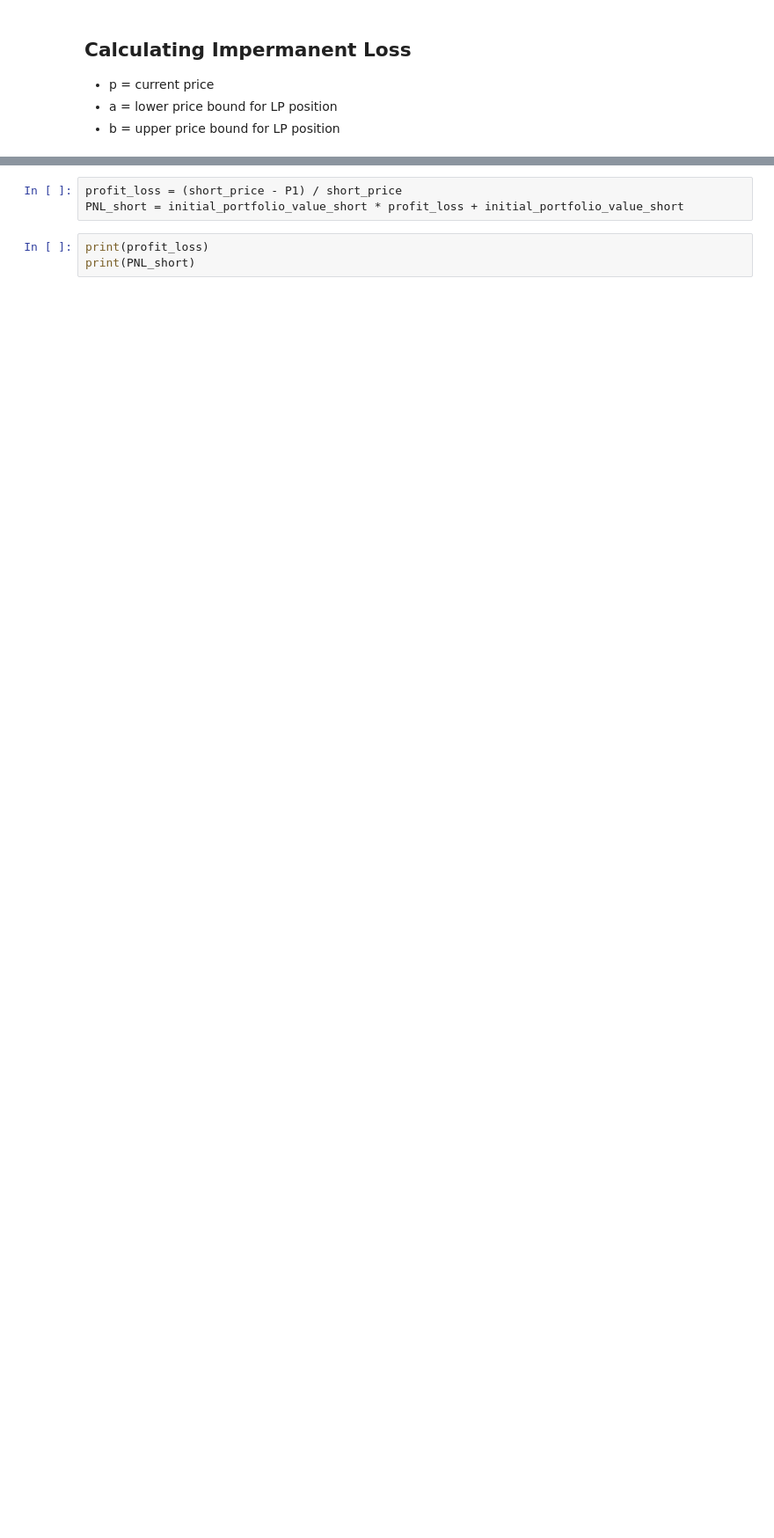
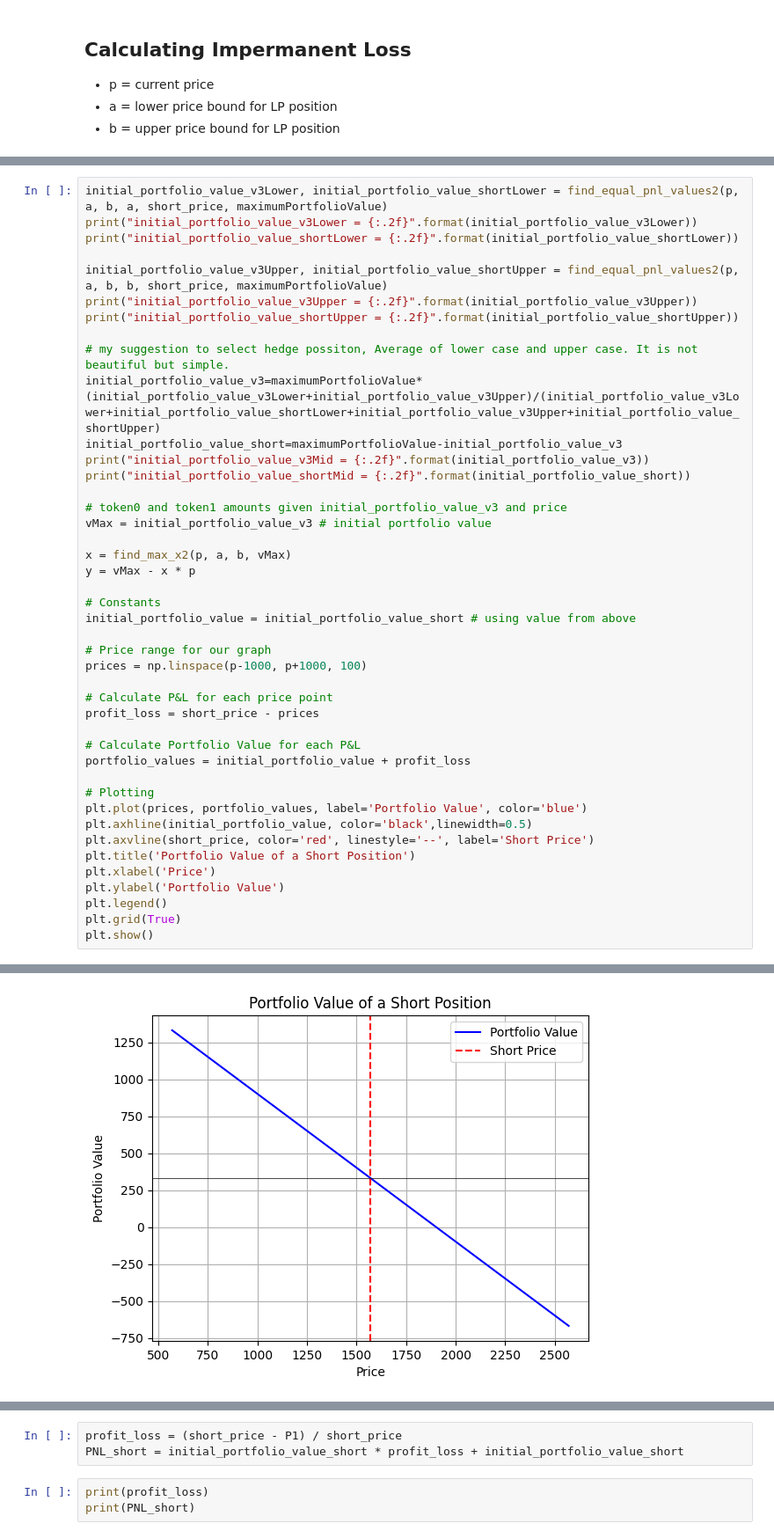
Before and after one commit to uniHedge/uniHedge-research, a Jupyter notebook: updatedCharts.ipynb, the cells around one changed output, grey strips where cells are left out. Shown at 88% size. Saved outputs shown, nothing was run; the diff lists cells and outputs as text; blank space fills up the shorter version.

```diff
--- a/updatedCharts.ipynb
+++ b/updatedCharts.ipynb
@@ -122,0 +101,44 @@ initial_portfolio_value_shortMid = 331.61
+# %%
+initial_portfolio_value_v3Lower, initial_portfolio_value_shortLower = find_equal_pnl_values2(p, a, b, a, short_price, maximumPortfolioValue)
+print("initial_portfolio_value_v3Lower = {:.2f}".format(initial_portfolio_value_v3Lower))
+print("initial_portfolio_value_shortLower = {:.2f}".format(initial_portfolio_value_shortLower))
+
+initial_portfolio_value_v3Upper, initial_portfolio_value_shortUpper = find_equal_pnl_values2(p, a, b, b, short_price, maximumPortfolioValue)
+print("initial_portfolio_value_v3Upper = {:.2f}".format(initial_portfolio_value_v3Upper))
+print("initial_portfolio_value_shortUpper = {:.2f}".format(initial_portfolio_value_shortUpper))
+
+# my suggestion to select hedge possiton, Average of lower case and upper case. It is not beautiful but simple.
+initial_portfolio_value_v3=maximumPortfolioValue*(initial_portfolio_value_v3Lower+initial_portfolio_value_v3Upper)/(initial_portfolio_value_v3Lower+initial_portfolio_value_shortLower+initial_portfolio_value_v3Upper+initial_portfolio_value_shortUpper)
+initial_portfolio_value_short=maximumPortfolioValue-initial_portfolio_value_v3
+print("initial_portfolio_value_v3Mid = {:.2f}".format(initial_portfolio_value_v3))
+print("initial_portfolio_value_shortMid = {:.2f}".format(initial_portfolio_value_short))
+
+# token0 and token1 amounts given initial_portfolio_value_v3 and price
+vMax = initial_portfolio_value_v3 # initial portfolio value
+
+x = find_max_x2(p, a, b, vMax)
+y = vMax - x * p
+
+# Constants
+initial_portfolio_value = initial_portfolio_value_short # using value from above
+
+# Price range for our graph
+prices = np.linspace(p-1000, p+1000, 100)
+
+# Calculate P&L for each price point
+profit_loss = short_price - prices
+
+# Calculate Portfolio Value for each P&L
+portfolio_values = initial_portfolio_value + profit_loss
+
+# Plotting
+plt.plot(prices, portfolio_values, label='Portfolio Value', color='blue')
+plt.axhline(initial_portfolio_value, color='black',linewidth=0.5)
+plt.axvline(short_price, color='red', linestyle='--', label='Short Price')
+plt.title('Portfolio Value of a Short Position')
+plt.xlabel('Price')
+plt.ylabel('Portfolio Value')
+plt.legend()
+plt.grid(True)
+plt.show()
+# %% [output]
@@ -123,3 +155,4 @@ initial_portfolio_value_shortMid = 331.61
+[figure, added]
 # %%
 # token0 and token1 amounts given initial_portfolio_value_v3 and price
 vMax = initial_portfolio_value_v3 # initial portfolio value
```
Also changed, not shown: parts of 11 cells of this notebook.
